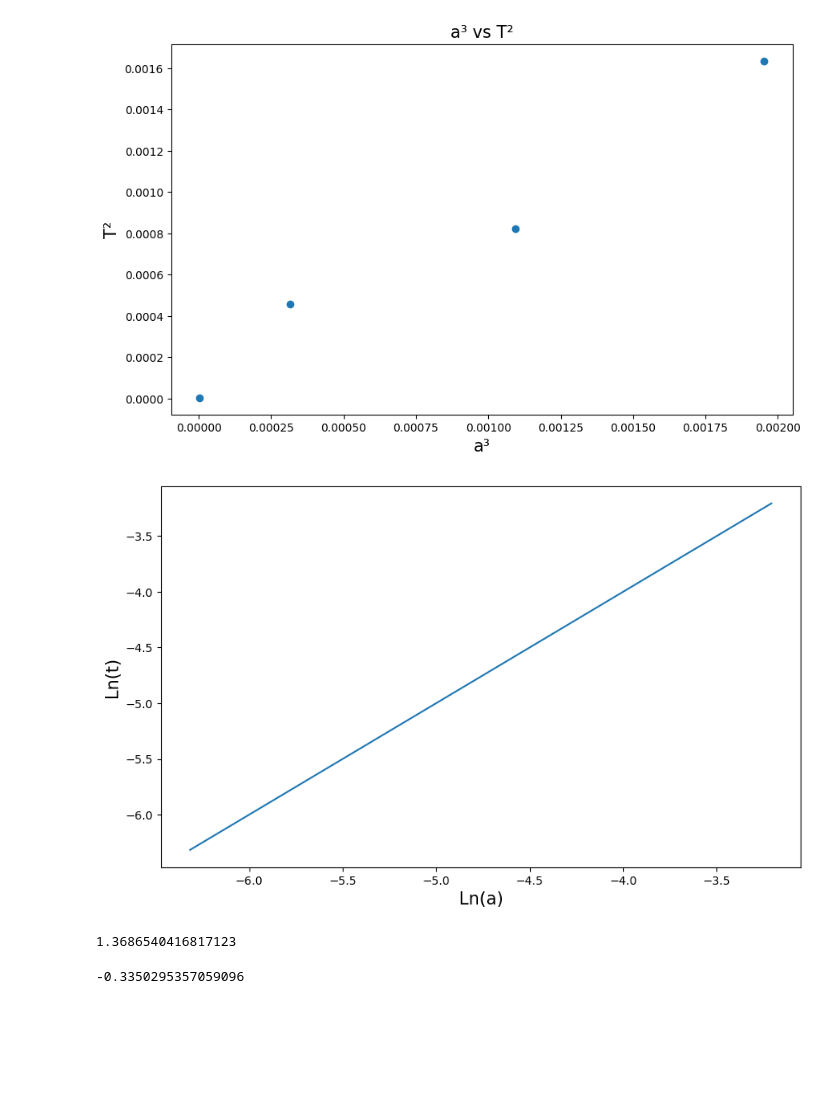
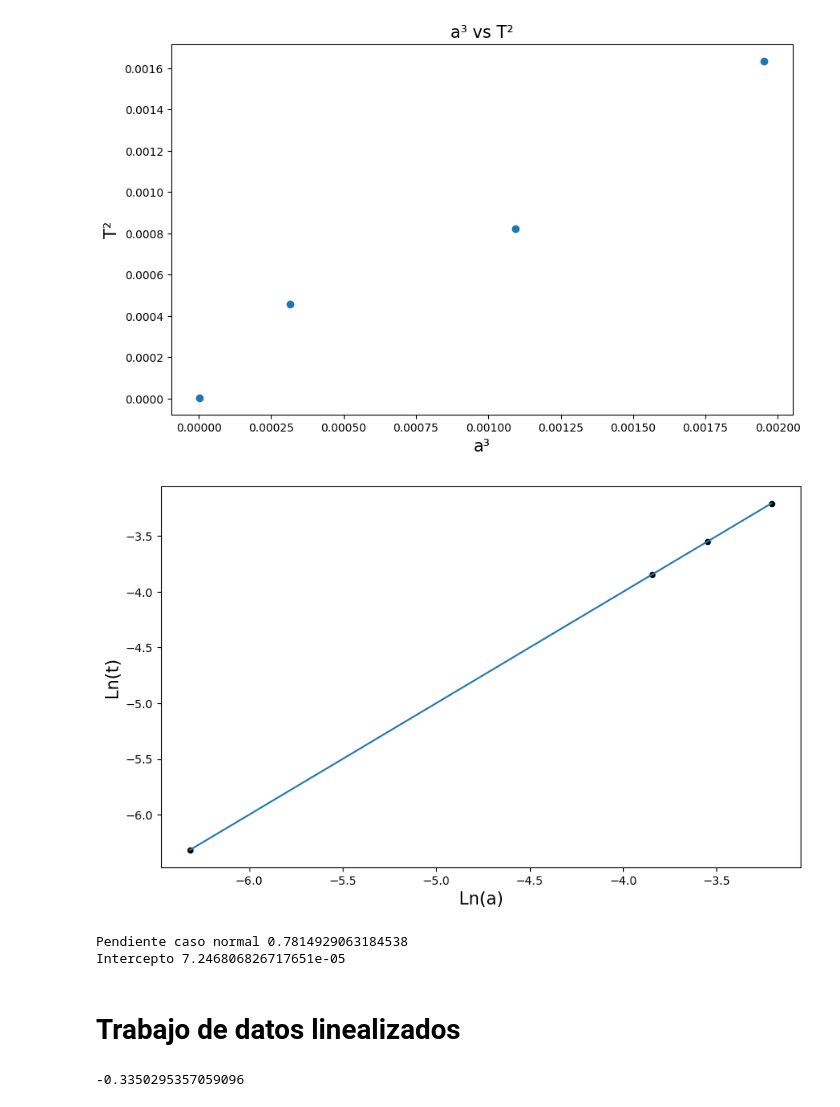
Before and after one commit to Mae2134/DatosFis2_Exo, a Jupyter notebook: Cod_Datos_2_2.ipynb, the cells around one changed output. Cells and saved outputs as stored; diff of their text form; code cells hidden in the pictures; blank space fills up the shorter version.

```diff
--- a/Cod_Datos_2_2.ipynb
+++ b/Cod_Datos_2_2.ipynb
@@ -270,12 +274,30 @@ x_2 = 3/2*(np.log(eje_exo))+(np.log(K_exo)/2)
 # %%
 plt.figure(figsize=(10, 6))
 plt.plot(x_2, y_2)
-plt.scatter
+plt.scatter(x_2,y_2,s = 20, c = "black")
 plt.xlabel("Ln(a)", fontsize=15)
 plt.ylabel("Ln(t)", fontsize=15)
 plt.show()
 # %% [output]
-[figure, old version]
+[figure, new version]
+# %%
+x = np.array(a_3_exo)
+y = np.array(T_2_exo)
+# Pendiente
+dat1_exo = len(eje_exo)*(np.sum(x*y))-(np.sum(x))*(np.sum(y))
+dat2_exo = len(eje_exo)*(np.sum(x**2))-((np.sum(x))**2)
+m_exo = dat1_exo/dat2_exo
+print(f"Pendiente caso normal {m_exo}")
+# Intercepto
+b_1_exo = (np.sum(y)*np.sum(x**2))-(np.sum(x)*sum2(x,y))
+b_2_exo = len(eje_exo)*(np.sum(x**2))-((np.sum(x))**2)
+b_exo = b_1_exo/b_2_exo
+print(f"Intercepto {b_exo}")
+# %% [output]
+Pendiente caso normal 0.7814929063184538
+Intercepto 7.246806826717651e-05
+# %% [markdown]
+# Trabajo de datos linealizados
 # %%
 x = np.log(eje_exo)
 y = np.log(periodo_orbital_años)
@@ -283,10 +305,7 @@ y = np.log(periodo_orbital_años)
 # Pendiente
 dat1_exo = len(eje_exo)*(np.sum(x*y))-(np.sum(x))*(np.sum(y))
 dat2_exo = len(eje_exo)*(np.sum(x**2))-((np.sum(x))**2)
-m_exo = dat1_exo/dat2_exo
-m_exo
+m_exo_lineal = dat1_exo/dat2_exo
-# %% [output]
-1.3686540416817123
 # %%
 # Intercepto
 b_1_exo = (np.sum(y)*np.sum(x**2))-(np.sum(x)*sum2(x,y))
```
Also changed, not shown: parts of 14 cells of this notebook.
